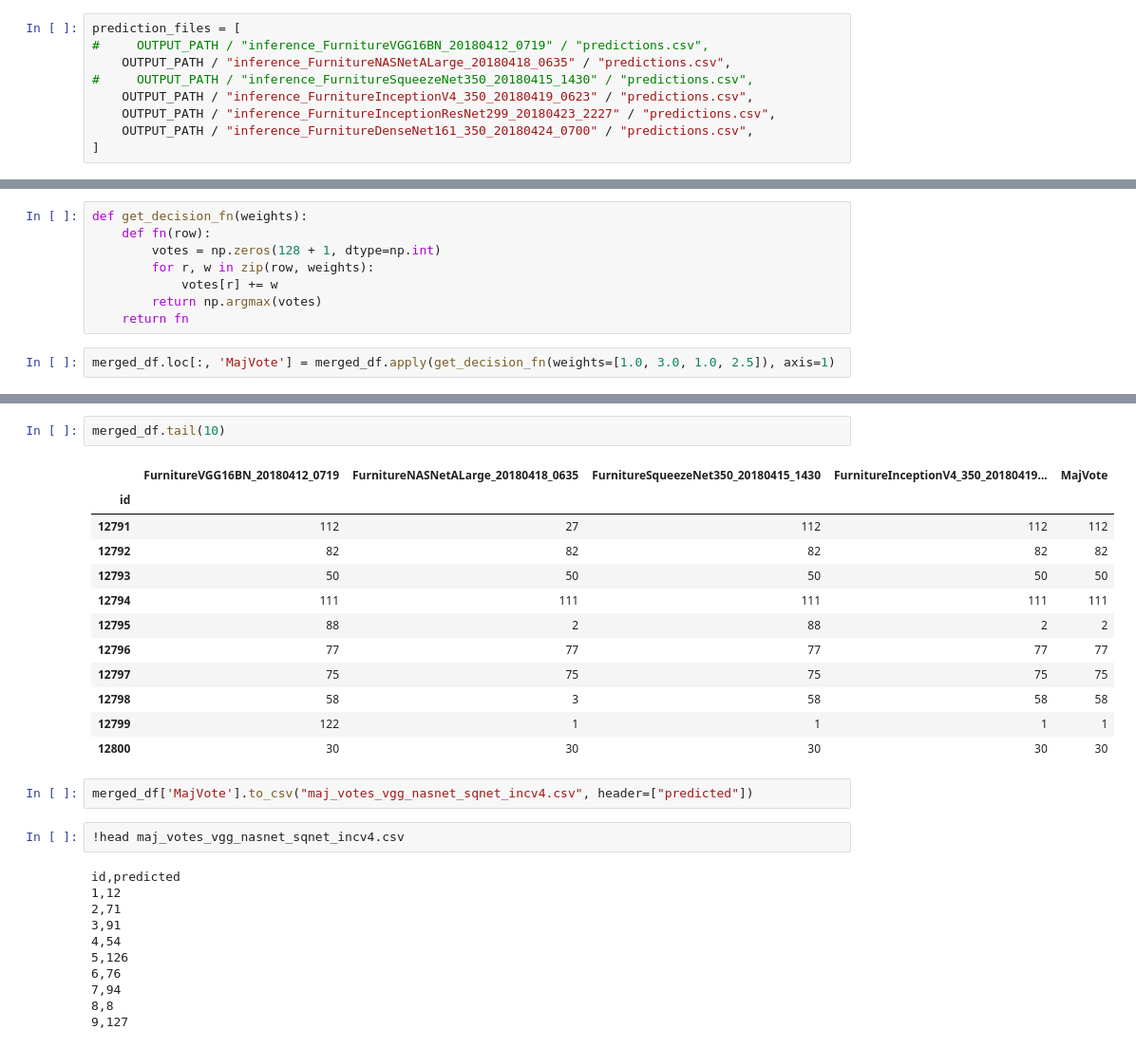
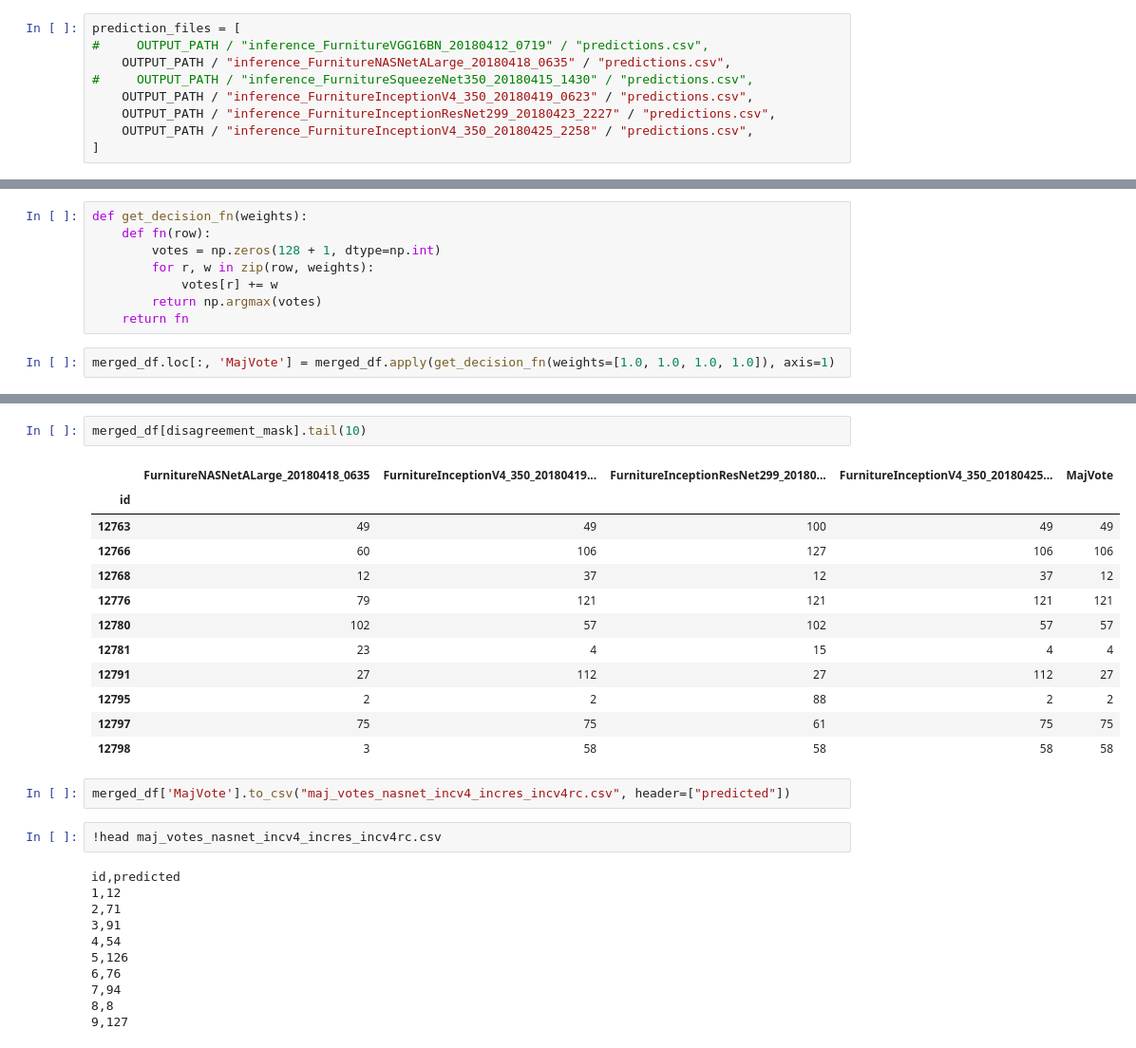
Before and after one commit to vfdev-5/ignite-examples, a Jupyter notebook: classification/imaterialist_challenge_furniture_2018/notebooks/compare_predictions.ipynb, the cells around one changed output, grey strips where cells are left out. Shown at 95% size. Drawn from its saved outputs; the diff is of its cells as text.

```diff
--- a/classification/imaterialist_challenge_furniture_2018/notebooks/compare_predictions.ipynb
+++ b/classification/imaterialist_challenge_furniture_2018/notebooks/compare_predictions.ipynb
@@ -13,7 +17,7 @@ prediction_files = [
 #     OUTPUT_PATH / "inference_FurnitureSqueezeNet350_20180415_1430" / "predictions.csv",
     OUTPUT_PATH / "inference_FurnitureInceptionV4_350_20180419_0623" / "predictions.csv",
     OUTPUT_PATH / "inference_FurnitureInceptionResNet299_20180423_2227" / "predictions.csv",
-    OUTPUT_PATH / "inference_FurnitureDenseNet161_350_20180424_0700" / "predictions.csv",
+    OUTPUT_PATH / "inference_FurnitureInceptionV4_350_20180425_2258" / "predictions.csv",
 ]
 # %%
 names = [f.parent.name.replace("inference_", "") for f in prediction_files]
@@ -80,5 +83,5 @@ def get_decision_fn(weights):
         return np.argmax(votes)
     return fn
 # %%
-merged_df.loc[:, 'MajVote'] = merged_df.apply(get_decision_fn(weights=[1.0, 3.0, 1.0, 2.5]), axis=1)
+merged_df.loc[:, 'MajVote'] = merged_df.apply(get_decision_fn(weights=[1.0, 1.0, 1.0, 1.0]), axis=1)
 # %%
@@ -99,22 +102,22 @@ merged_df.head(10)
 # %%
-merged_df.tail(10)
+merged_df[disagreement_mask].tail(10)
 # %% [output]
-|  | FurnitureVGG16BN_20180412_0719 | FurnitureNASNetALarge_20180418_0635 | FurnitureSqueezeNet350_20180415_1430 | FurnitureInceptionV4_350_20180419... | MajVote |
+|  | FurnitureNASNetALarge_20180418_0635 | FurnitureInceptionV4_350_20180419... | FurnitureInceptionResNet299_20180... | FurnitureInceptionV4_350_20180425... | MajVote |
 | id |  |  |  |  |  |
-| 12791 | 112 | 27 | 112 | 112 | 112 |
-| 12792 | 82 | 82 | 82 | 82 | 82 |
-| 12793 | 50 | 50 | 50 | 50 | 50 |
-| 12794 | 111 | 111 | 111 | 111 | 111 |
-| 12795 | 88 | 2 | 88 | 2 | 2 |
-| 12796 | 77 | 77 | 77 | 77 | 77 |
-| 12797 | 75 | 75 | 75 | 75 | 75 |
-| 12798 | 58 | 3 | 58 | 58 | 58 |
-| 12799 | 122 | 1 | 1 | 1 | 1 |
-| 12800 | 30 | 30 | 30 | 30 | 30 |
+| 12763 | 49 | 49 | 100 | 49 | 49 |
+| 12766 | 60 | 106 | 127 | 106 | 106 |
+| 12768 | 12 | 37 | 12 | 37 | 12 |
+| 12776 | 79 | 121 | 121 | 121 | 121 |
+| 12780 | 102 | 57 | 102 | 57 | 57 |
+| 12781 | 23 | 4 | 15 | 4 | 4 |
+| 12791 | 27 | 112 | 27 | 112 | 27 |
+| 12795 | 2 | 2 | 88 | 2 | 2 |
+| 12797 | 75 | 75 | 61 | 75 | 75 |
+| 12798 | 3 | 58 | 58 | 58 | 58 |
 # %%
-merged_df['MajVote'].to_csv("maj_votes_vgg_nasnet_sqnet_incv4.csv", header=["predicted"])
+merged_df['MajVote'].to_csv("maj_votes_nasnet_incv4_incres_incv4rc.csv", header=["predicted"])
 # %%
-!head maj_votes_vgg_nasnet_sqnet_incv4.csv
+!head maj_votes_nasnet_incv4_incres_incv4rc.csv
 # %% [output]
 id,predicted
 1,12
```
Also changed, not shown: parts of 6 cells of this notebook, 11 other files.
